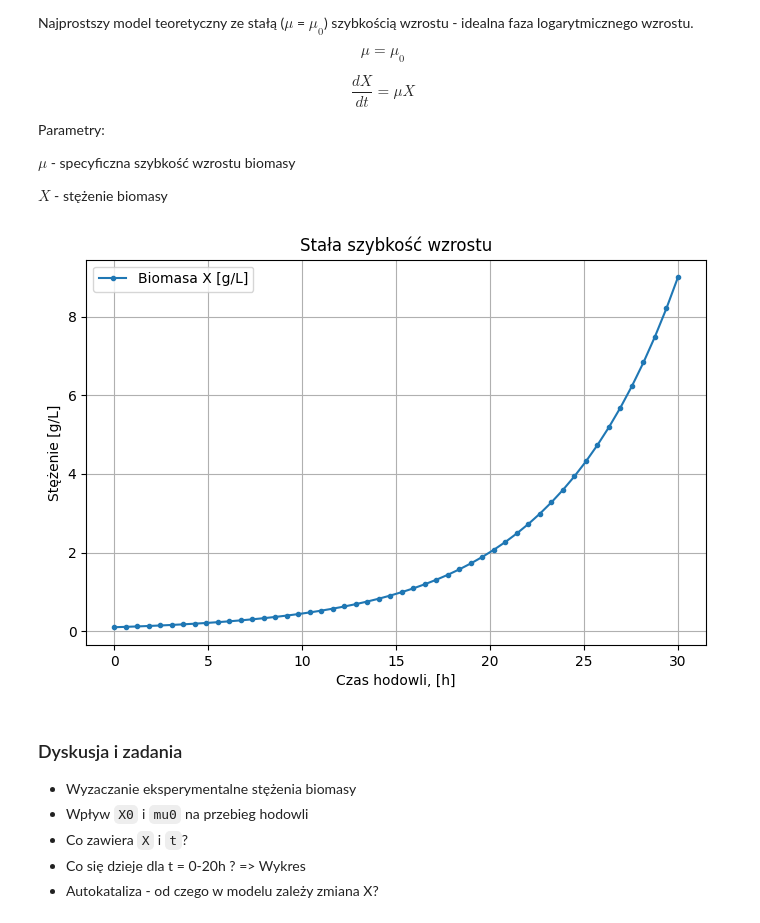
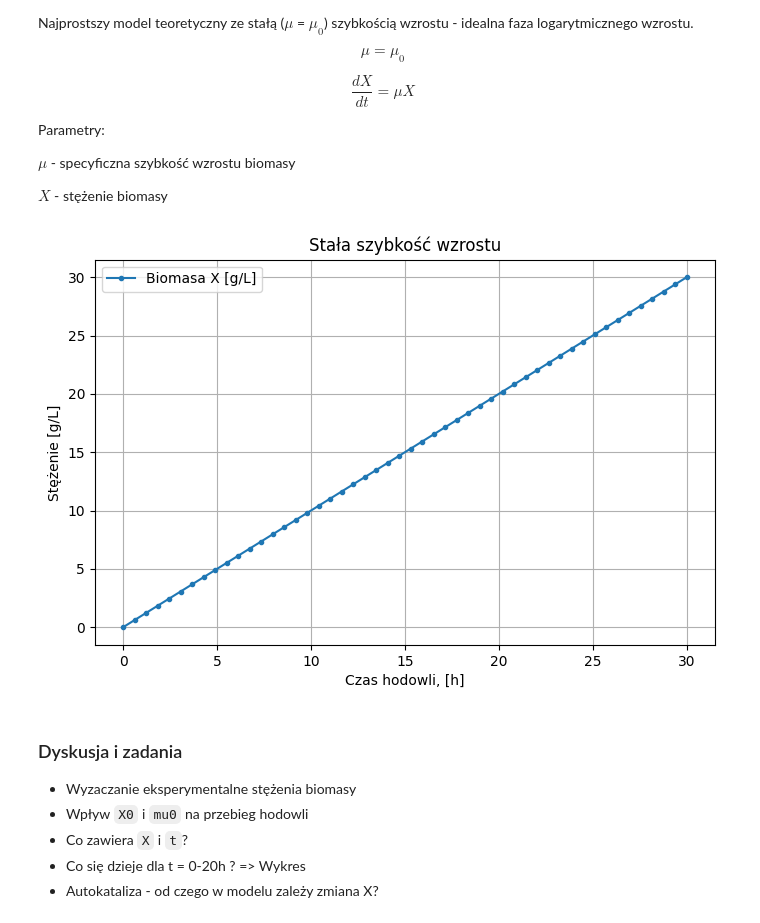
Before and after one commit to sbednarz/ModelowanieProcesowBiotechnologicznych2026, a Jupyter notebook: kinetyka_bioprocesów/02 modele wzrostu podstawy.ipynb, the cells around one changed output. Saved outputs shown, nothing was run; the diff lists cells and outputs as text; code cells hidden in the pictures.

```diff
--- a/kinetyka_bioprocesów/02 modele wzrostu podstawy.ipynb
+++ b/kinetyka_bioprocesów/02 modele wzrostu podstawy.ipynb
@@ -227,46 +227,47 @@ $X$ - stężenie biomasy
 # %%
 import numpy as np
 import matplotlib.pyplot as plt
-from scipy.integrate import solve_ivp
+from scipy.integrate import odeint
 
 # parametry
 mu0 = 0.15 # 1/h
 
 # warunki początkowe
 X0 = 0.1 # g/L
 y0 = [X0]
 
 # przedział czasu, początek - koniec
-t_span = (0, 30)  # h
+t_start = 0  # h
+t_end = 30 #h
 # przedział podzielony na N punktów obliczeniowych
 N = 50
-t_eval = np.linspace(t_span[0], t_span[1], N)
+t_eval = np.linspace(t_start, t_end, N)
 
 
 def model(t, y):
     X = y
     mu = mu0
     dXdt = mu * X
     return [dXdt]
 
 # rozwiązanie
-sol = solve_ivp(model, t_span, y0, t_eval=t_eval)
+res = odeint(model, t_eval, y0)
 
 # wyniki (wektory)
-t = sol.t # punkty czasu w których przeprowadzono obliczenia (czyli t_eval)
-X = sol.y[0] # obliczone stężenie biomasy
+t = t_eval # punkty czasu w których przeprowadzono obliczenia (czyli t_eval)
+X = res[0] # obliczone stężenie biomasy
 
 # wykres
 plt.figure(figsize=(8, 5))
 plt.plot(t, X, '.-', label="Biomasa X [g/L]")
 plt.xlabel("Czas hodowli, [h]")
 plt.ylabel("Stężenie [g/L]")
 plt.title("Stała szybkość wzrostu")
 plt.legend()
 plt.grid(True)
 plt.show()
 # %% [output]
-[figure, old version]
+[figure, new version]
 # %% [markdown]
 ### Dyskusja i zadania
 * Wyzaczanie eksperymentalne stężenia biomasy
```
Also changed, not shown: parts of 4 cells of this notebook.
